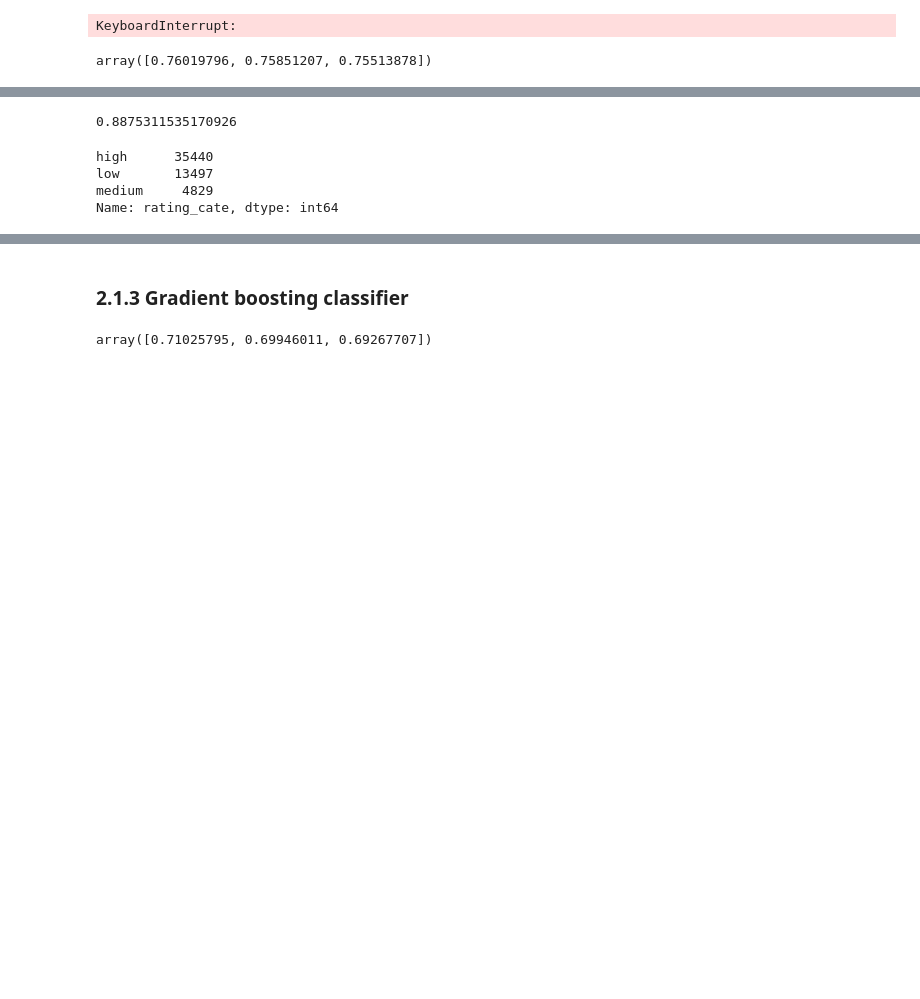
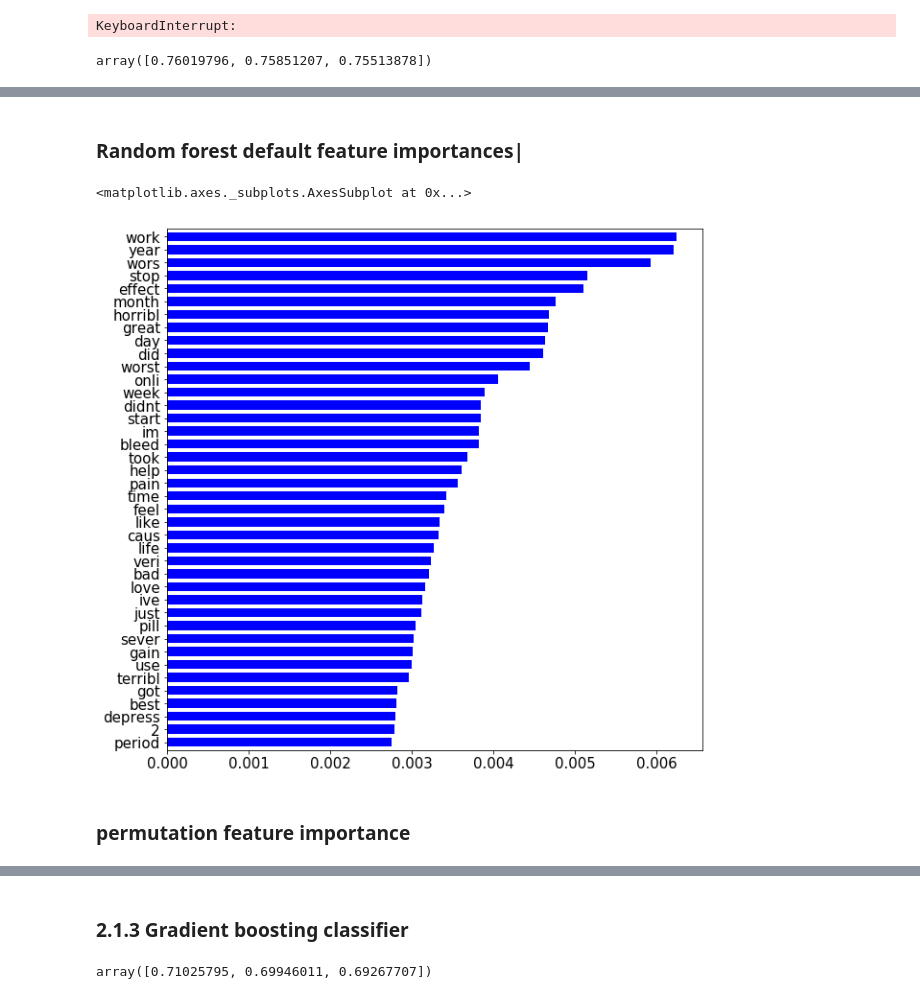
Before and after one commit to jzz0026/Galvanize_capstone_project_drug_reviews, a Jupyter notebook: 1_EDA_and_sentment_modeling.ipynb, the cells around one changed output, grey strips where cells are left out. Drawn from its saved outputs; the diff is of its cells as text; code cells hidden in the pictures; blank space fills up the shorter version.

```diff
--- a/EDA_sentment_modeling.ipynb
+++ b/1_EDA_and_sentment_modeling.ipynb
@@ -444,7 +424,7 @@ rfc_cv_score
 # %% [output]
 array([0.76019796, 0.75851207, 0.75513878])
 # %%
-rfc = RandomForestClassifier(n_estimators=400,n_jobs=-1)
+rfc = RandomForestClassifier(n_estimators=400,n_jobs=-1,oob_score=True)
 rfc.fit(X_train,y_train)
 # %% [output]
 RandomForestClassifier(bootstrap=True, class_weight=None, criterion='gini',
@@ -463,6 +450,2 @@ array(['high', 'low', 'medium'], dtype=object)
-# %%
-accuracy_score(y_test,y_test_rfc_predict)
-# %% [output]
-0.8875311535170926
 # %%
 # all 0.88
@@ -473,7 +452,12 @@ rfc_conf_mat = confusion_matrix(y_test,y_test_rfc_predict)
-# %%
-y_test.value_counts()
-# %% [output]
-high      35440
-low       13497
-medium     4829
-Name: rating_cate, dtype: int64
+# %% [markdown]
+### Random forest default feature importances|
+# %%
+rfc_feature_importances = pd.DataFrame(rfc.feature_importances_,con_vec.get_feature_names())
+plt.figure(figsize=(10,10))
+rfc_feature_importances[0].nlargest(40)[::-1].plot(kind='barh',color='blue',fontsize=15,width=0.7)
+plt.savefig("Plot/rfc_feat_import.png")
+# %% [output]
+<matplotlib.axes._subplots.AxesSubplot at 0x...>
+[figure, added]
+# %% [markdown]
+### permutation feature importance
```
Also changed, not shown: parts of 42 cells of this notebook, 12 other files.
